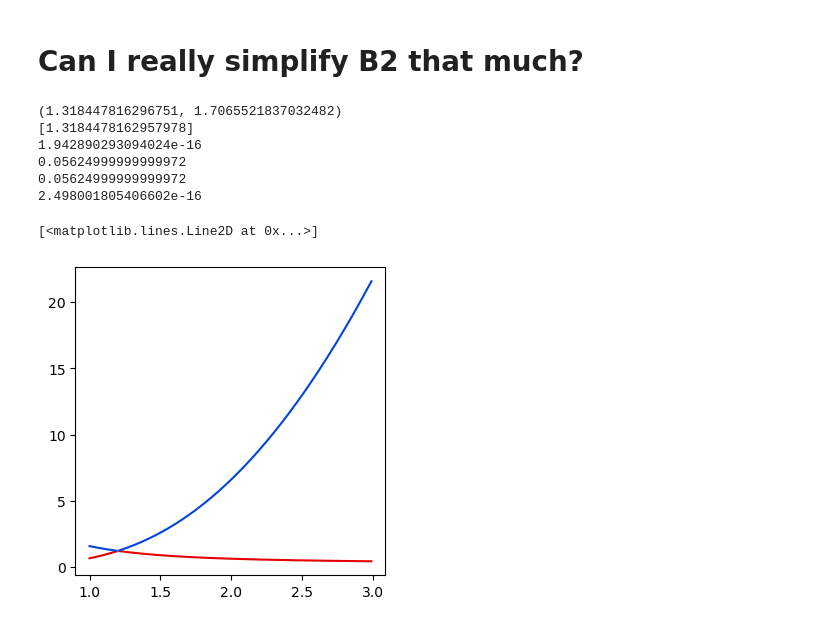
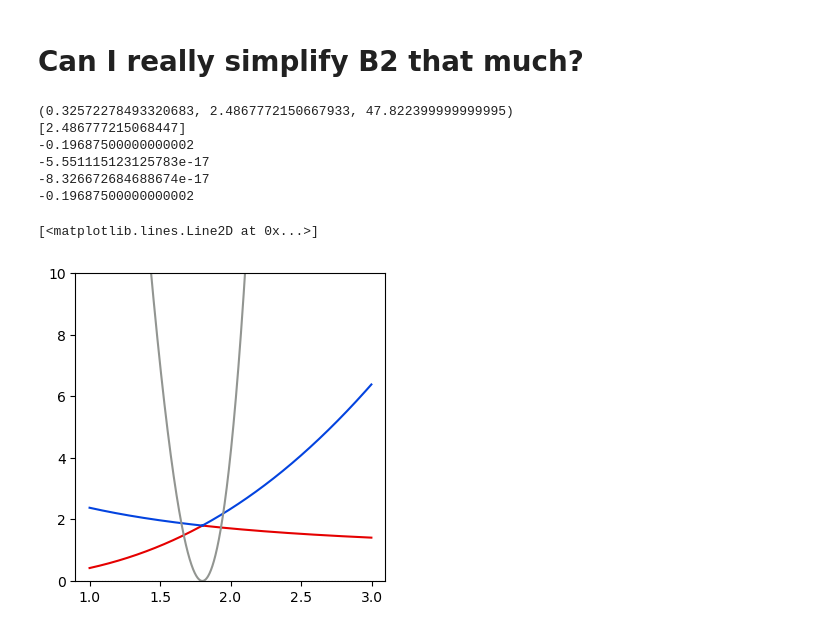
Before and after one commit to dmarchp/TFM_code, a Jupyter notebook: non_lin_models/det_sols_non_lin/1and2simplices.ipynb, the cells around one changed output. Drawn from its saved outputs; the diff is of its cells as text; code cells hidden in the pictures.

```diff
--- a/non_lin_models/det_sols_non_lin/1and2simplices.ipynb
+++ b/non_lin_models/det_sols_non_lin/1and2simplices.ipynb
@@ -1066,9 +1066,9 @@ def B2_sols_for_l2c(l1, pi):
     a = -16*pi
     b = 4*(l1**2 - 2*l1 + (1+4*pi)**2)
     c = 4*l1**2*(1-(1+4*pi))
-    return (-b+np.sqrt(b**2-4*a*c))/(2*a), (-b-np.sqrt(b**2-4*a*c))/(2*a)
+    return (-b+np.sqrt(b**2-4*a*c))/(2*a), (-b-np.sqrt(b**2-4*a*c))/(2*a), b**2-4*a*c
 # %%
-l1, pi = 1.5, 0.1
+l1, pi = 0.9, 0.2
 sols = B2_sols_for_l2c(l1, pi)
 print(sols) # analytical solution from a 2nd degree equation
 print(thresh_line_m_rho_plus([l1, ], pi)) # numerical solution
@@ -1080,12 +1080,12 @@ print(eq_isoline_rho_plus(sols[1], l1, pi))
 print(eq_isoline_rho_minus(sols[0], l1, pi))
 print(eq_isoline_rho_minus(sols[1], l1, pi))
 # %% [output]
-(1.318447816296751, 1.7065521837032482)
-[1.3184478162957978]
-1.942890293094024e-16
-0.05624999999999972
-0.05624999999999972
-2.498001805406602e-16
+(0.32572278493320683, 2.4867772150667933, 47.822399999999995)
+[2.486777215068447]
+-0.19687500000000002
+-5.551115123125783e-17
+-8.326672684688674e-17
+-0.19687500000000002
 # %%
 l2s = np.arange(0.0, 10.0, 1e-4)
 fig, ax = plt.subplots()
@@ -1099,15 +1099,25 @@ ax.plot(l2s, eq_isoline_rho_minus(l2s, l1, pi))
 ax.plot(l2s, eq_isoline_rho_plus(l2s, l1, pi))
 # %%
 fig, ax = plt.subplots(1, 1, figsize=(4,4))
-pi = 0.05
-l1s = np.arange(1,3,1e-2)
+# ax.set_yscale('symlog')
+ax.set_ylim(-0.01, 10.0)
+ax.axhline(0, ls=':', color='xkcd:gray', lw=0.8)
+pi = 0.2
+l1s = np.arange(1,3,1e-3)
 sols_plus, sols_minus = [], []
+radicand = []
 for l1 in l1s:
     sols = B2_sols_for_l2c(l1, pi)
     sols_plus.append(sols[0])
     sols_minus.append(sols[1])
+    radicand.append(sols[2])
 ax.plot(l1s, sols_plus, color='xkcd:red')
 ax.plot(l1s, sols_minus, color='xkcd:blue')
+ax.plot(l1s, radicand, color='xkcd:gray')
+
+# numerical threshold line:
+# solsNum = thresh_line_m_rho_plus(l1s, pi)
+# ax.plot(l1s, solsNum, color='xkcd:black', lw=0.8)
 # %% [output]
 [<matplotlib.lines.Line2D at 0x...>]
-[figure, old version]
+[figure, new version]
```
Also changed, not shown: 8 other files.
